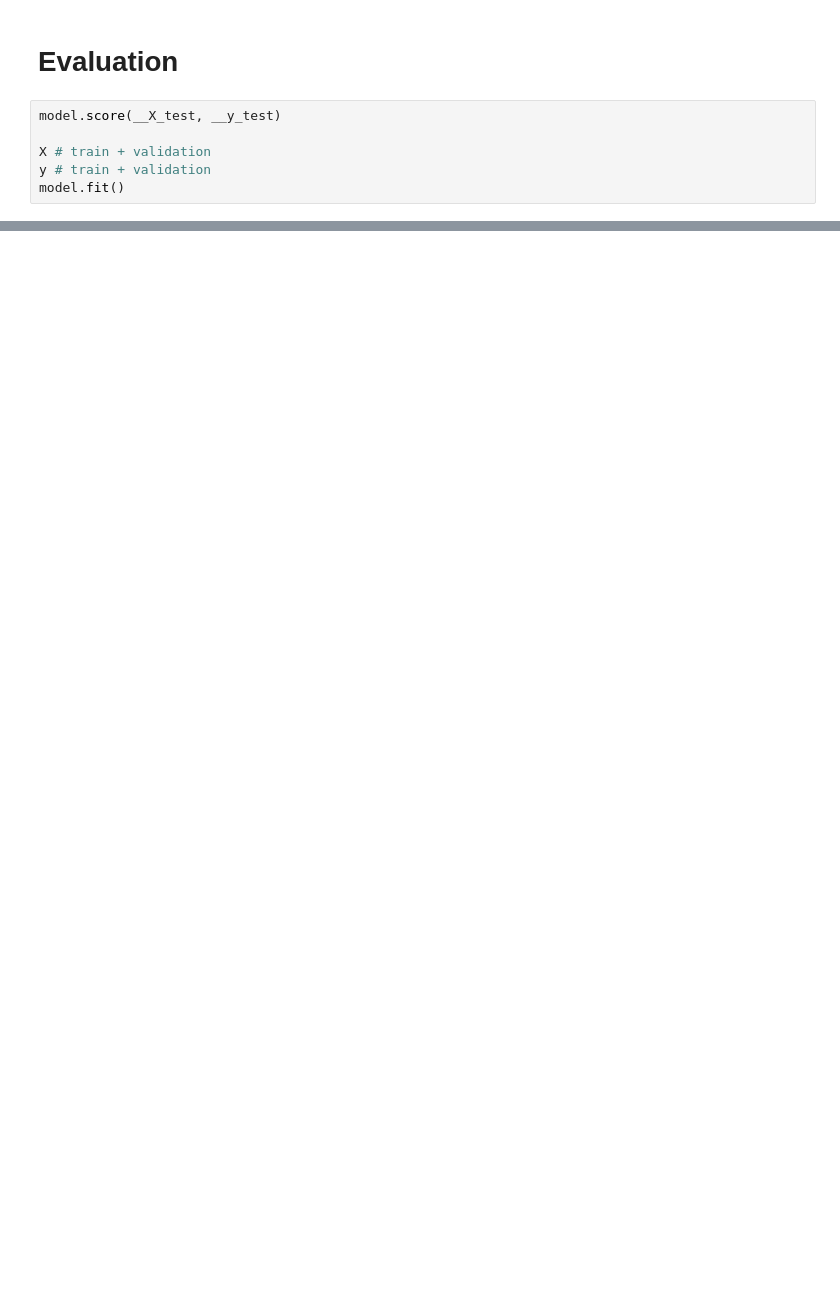
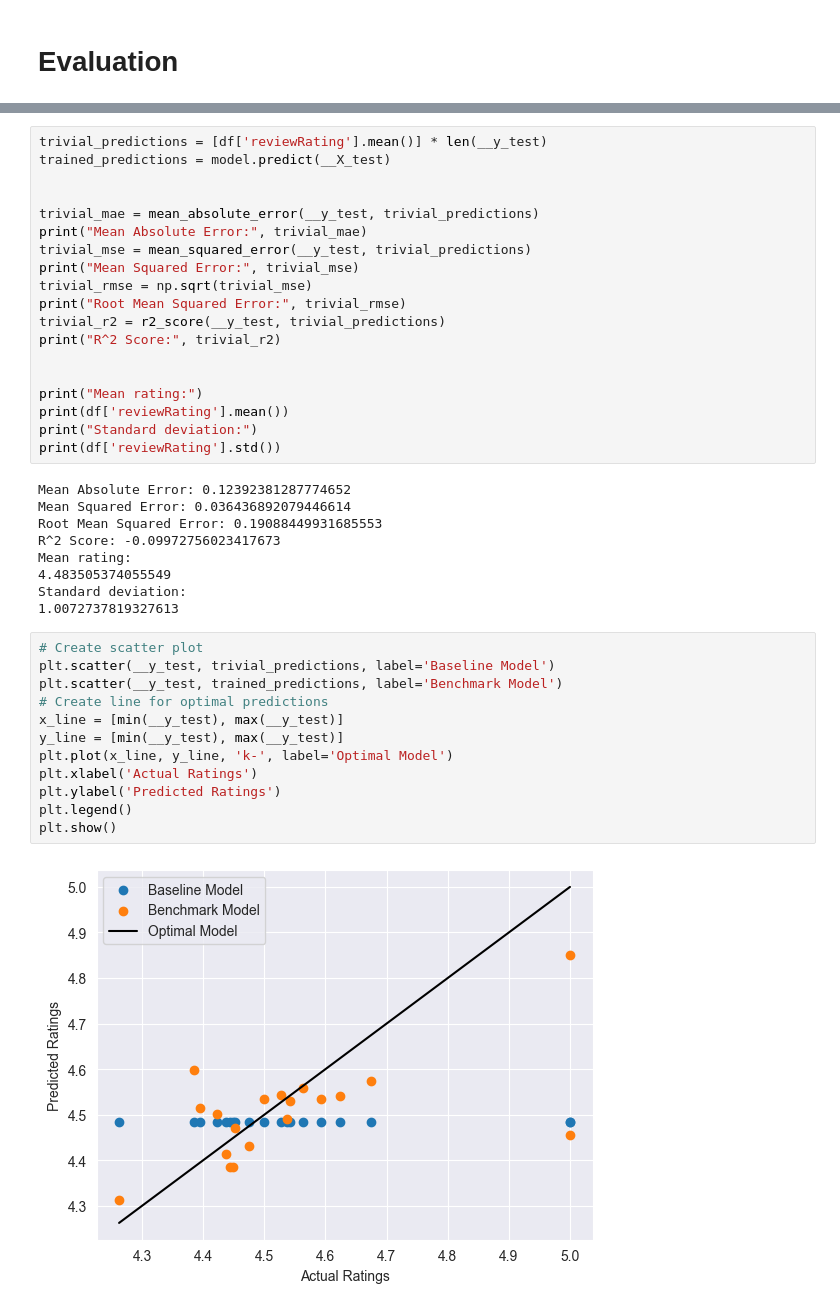
Before and after one commit to MoritzRenkin/tu-bi-DataAnalytics, a Jupyter notebook: lab.ipynb, the cells around one changed output, grey strips where cells are left out. Saved outputs shown, nothing was run; the diff lists cells and outputs as text; blank space fills up the shorter version.

```diff
--- a/lab.ipynb
+++ b/lab.ipynb
@@ -536,8 +525,2 @@ model.score(X_val, y_val)
 # %% [markdown]
 # Evaluation
-# %%
-model.score(__X_test, __y_test)
-
-X # train + validation
-y # train + validation
-model.fit()
@@ -545,0 +572,42 @@ model.fit()
+# %%
+trivial_predictions = [df['reviewRating'].mean()] * len(__y_test)
+trained_predictions = model.predict(__X_test)
+
+
+trivial_mae = mean_absolute_error(__y_test, trivial_predictions)
+print("Mean Absolute Error:", trivial_mae)
+trivial_mse = mean_squared_error(__y_test, trivial_predictions)
+print("Mean Squared Error:", trivial_mse)
+trivial_rmse = np.sqrt(trivial_mse)
+print("Root Mean Squared Error:", trivial_rmse)
+trivial_r2 = r2_score(__y_test, trivial_predictions)
+print("R^2 Score:", trivial_r2)
+
+
+print("Mean rating:")
+print(df['reviewRating'].mean())
+print("Standard deviation:")
+print(df['reviewRating'].std())
+# %% [output]
+Mean Absolute Error: 0.12392381287774652
+Mean Squared Error: 0.036436892079446614
+Root Mean Squared Error: 0.19088449931685553
+R^2 Score: -0.09972756023417673
+Mean rating:
+4.483505374055549
+Standard deviation:
+1.0072737819327613
+# %%
+# Create scatter plot
+plt.scatter(__y_test, trivial_predictions, label='Baseline Model')
+plt.scatter(__y_test, trained_predictions, label='Benchmark Model')
+# Create line for optimal predictions
+x_line = [min(__y_test), max(__y_test)]
+y_line = [min(__y_test), max(__y_test)]
+plt.plot(x_line, y_line, 'k-', label='Optimal Model')
+plt.xlabel('Actual Ratings')
+plt.ylabel('Predicted Ratings')
+plt.legend()
+plt.show()
+# %% [output]
+[figure, added]
```
Also changed, not shown: parts of 11 cells of this notebook, 2 other files.
